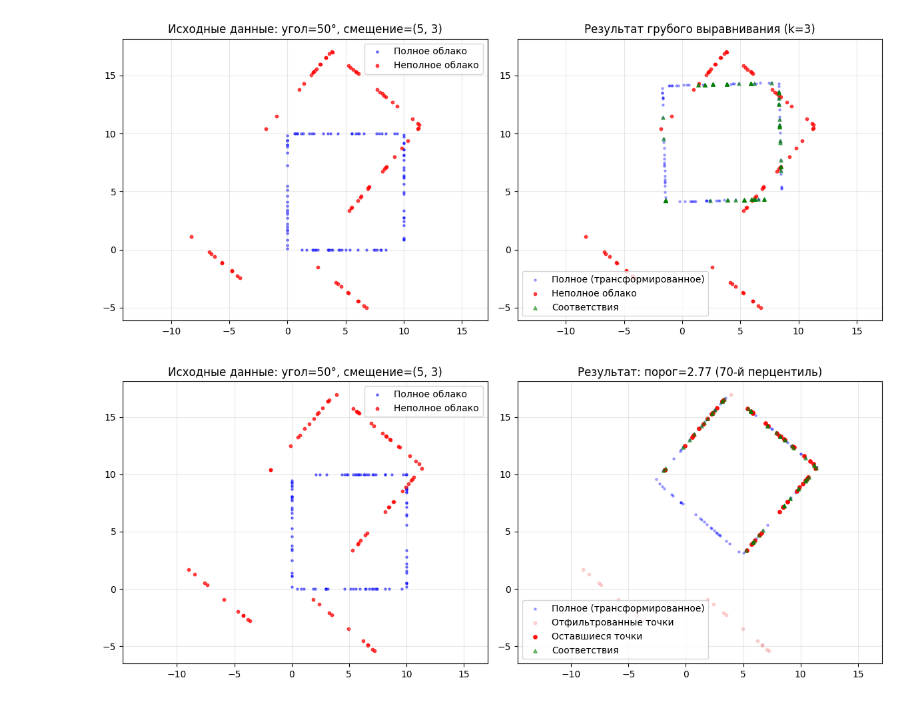
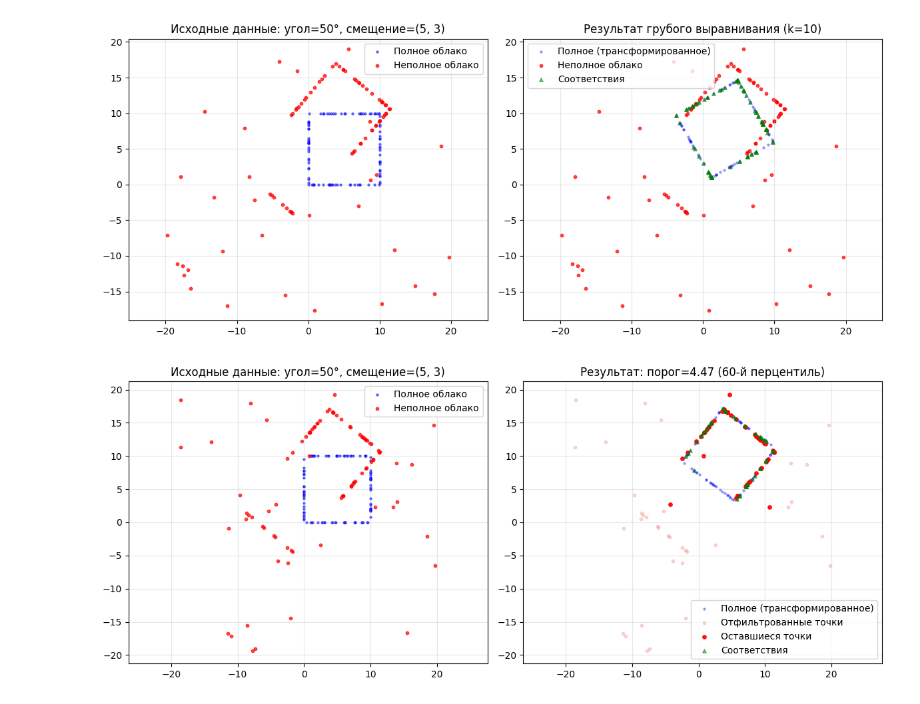
Before and after one commit to InowaR/colab, a Jupyter notebook: 2D_shape_alignment.ipynb, the cells around one changed output. Cells and saved outputs as stored; diff of their text form; code cells hidden in the pictures.

```diff
--- a/2D_shape_alignment.ipynb
+++ b/2D_shape_alignment.ipynb
@@ -41,22 +41,20 @@ full_cloud = generate_lidar_points(width, height, n_points_full)
 
 a = generate_lidar_points(width, height, n_points_incomplete)[0:50]
 b = generate_lidar_points(width, height, n_points_incomplete)[60:70]
-b = transform_points(b, 0, np.array([-5, -10]))
-c = generate_lidar_points(width, height, n_points_incomplete)[60:70]
-c = transform_points(b, 0, np.array([-5, 10]))
-incomplete_cloud = np.vstack([a, b, c])
+b = transform_points(b, 0, np.array([-10, 0]))
+incomplete_cloud = np.vstack([a, b])
 
 true_angle = 50
 true_translation = np.array([5, 3])
 incomplete_transformed = transform_points(incomplete_cloud, true_angle, true_translation)
 
-# random_points = np.random.uniform(low=[0, 5], high=[20, 20], size=(30, 2))
-# incomplete_transformed = np.vstack([incomplete_transformed, random_points])
+random_points = np.random.uniform(low=[-20, -20], high=[20, 20], size=(30, 2))
+incomplete_transformed = np.vstack([incomplete_transformed, random_points])
 
 result = minimize(
-    lambda params: alignment_error(params, full_cloud, incomplete_transformed, k=3),
+    lambda params: alignment_error(params, full_cloud, incomplete_transformed, k=10),
     x0=[0, 0, 0],
-    bounds=[(-90, 90), (-100, 100), (-100, 100)],
+    bounds=[(30, 70), (-100, 100), (-100, 100)],
     method='L-BFGS-B'
 )
 
@@ -65,35 +63,35 @@ best_angle, best_tx, best_ty = result.x
 plt.figure(figsize=(12, 5))
 
 plt.subplot(121)
 plt.scatter(full_cloud[:, 0], full_cloud[:, 1], c='blue', s=5, alpha=0.5, label='Полное облако')
 plt.scatter(incomplete_transformed[:, 0], incomplete_transformed[:, 1],
            c='red', s=10, alpha=0.7, label='Неполное облако')
 plt.axis('equal')
 plt.grid(alpha=0.3)
 plt.legend()
 plt.title(f'Исходные данные: угол={true_angle}°, смещение=({true_translation[0]}, {true_translation[1]})')
 
 plt.subplot(122)
 transformed_full = transform_points(full_cloud, best_angle, np.array([best_tx, best_ty]))
 plt.scatter(transformed_full[:, 0], transformed_full[:, 1],
            c='blue', s=5, alpha=0.3, label='Полное (трансформированное)')
 plt.scatter(incomplete_transformed[:, 0], incomplete_transformed[:, 1],
            c='red', s=10, alpha=0.7, label='Неполное облако')
 
 tree = KDTree(transformed_full)
 distances, indices = tree.query(incomplete_transformed, k=1)
 plt.scatter(transformed_full[indices, 0], transformed_full[indices, 1],
            c='green', s=15, alpha=0.5, marker='^', label='Соответствия')
 
 plt.axis('equal')
 plt.grid(alpha=0.3)
 plt.legend()
-plt.title(f'Результат грубого выравнивания (k=3)')
+plt.title(f'Результат грубого выравнивания (k=10)')
 
 plt.tight_layout()
 plt.show()
 # %% [output]
-[figure, old version]
+[figure, new version]
 # %%
 import numpy as np
 import matplotlib.pyplot as plt
@@ -144,22 +142,20 @@ full_cloud = generate_lidar_points(width, height, n_points_full)
 
 a = generate_lidar_points(width, height, n_points_incomplete)[0:50]
 b = generate_lidar_points(width, height, n_points_incomplete)[60:70]
-b = transform_points(b, 0, np.array([-5, -10]))
-c = generate_lidar_points(width, height, n_points_incomplete)[60:70]
-c = transform_points(b, 0, np.array([-5, 10]))
-incomplete_cloud = np.vstack([a, b, c])
+b = transform_points(b, 0, np.array([-10, 0]))
+incomplete_cloud = np.vstack([a, b])
 
 true_angle = 50
 true_translation = np.array([5, 3])
 incomplete_transformed = transform_points(incomplete_cloud, true_angle, true_translation)
 
-# random_points = np.random.uniform(low=[0, 5], high=[20, 20], size=(30, 2))
-# incomplete_transformed = np.vstack([incomplete_transformed, random_points])
+random_points = np.random.uniform(low=[-20, -20], high=[20, 20], size=(30, 2))
+incomplete_transformed = np.vstack([incomplete_transformed, random_points])
 
 result_coarse = minimize(
-    lambda params: alignment_error(params, full_cloud, incomplete_transformed, k=1),
+    lambda params: alignment_error(params, full_cloud, incomplete_transformed, k=10),
     x0=[0, 0, 0],
-    bounds=[(-90, 90), (-100, 100), (-100, 100)],
+    bounds=[(30, 70), (-100, 100), (-100, 100)],
     method='L-BFGS-B'
 )
 
@@ -169,13 +165,13 @@ filtered_incomplete, threshold = filter_outliers_by_percentile(
     full_cloud,
     incomplete_transformed,
     (coarse_angle, coarse_tx, coarse_ty),
-    percentile=70
+    percentile=60
 )
 
 result_fine = minimize(
-    lambda params: alignment_error(params, full_cloud, filtered_incomplete, k=3),
+    lambda params: alignment_error(params, full_cloud, filtered_incomplete, k=10),
     x0=[coarse_angle, coarse_tx, coarse_ty],
-    bounds=[(-90, 90), (-100, 100), (-100, 100)],
+    bounds=[(30, 70), (-100, 100), (-100, 100)],
     method='L-BFGS-B'
 )
 
@@ -209,9 +205,9 @@ plt.scatter(transformed_full[indices, 0], transformed_full[indices, 1],
 plt.axis('equal')
 plt.grid(alpha=0.3)
 plt.legend()
-plt.title(f'Результат: порог={threshold:.2f} (70-й перцентиль)')
+plt.title(f'Результат: порог={threshold:.2f} (60-й перцентиль)')
 
 plt.tight_layout()
 plt.show()
 # %% [output]
-[figure, old version]
+[figure, new version]
```
